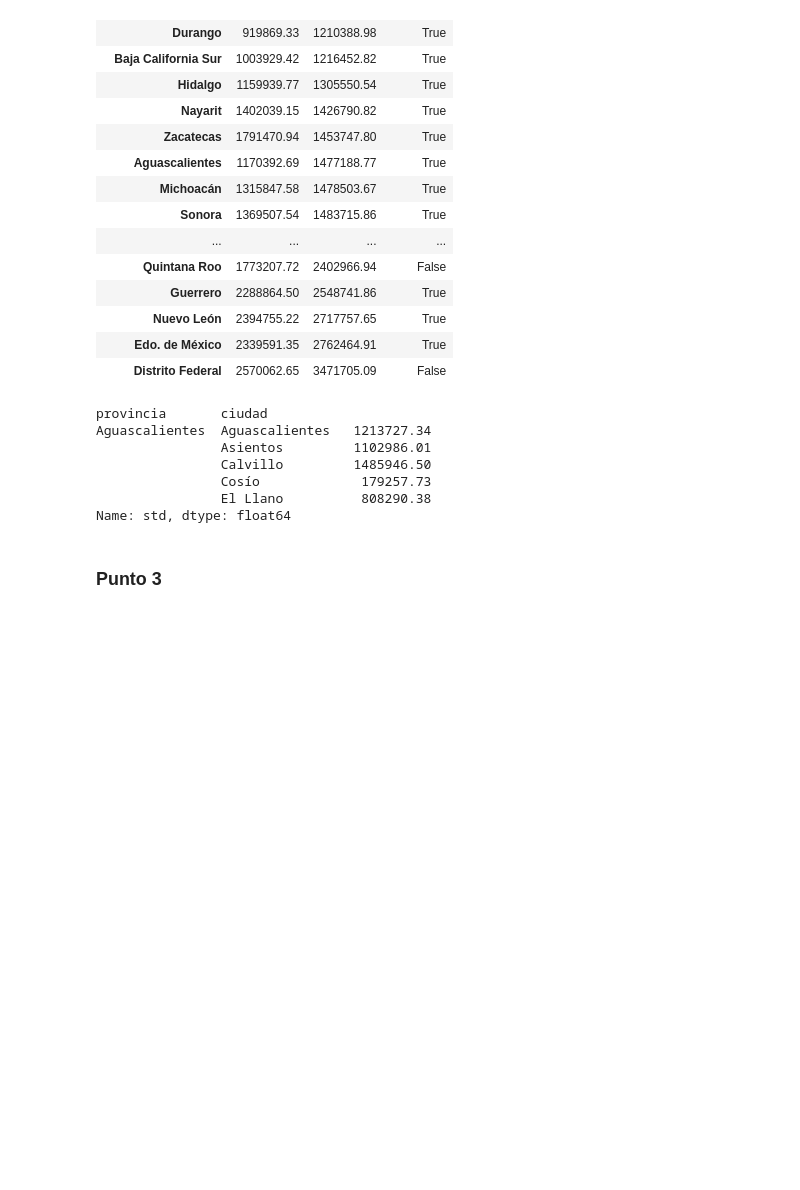
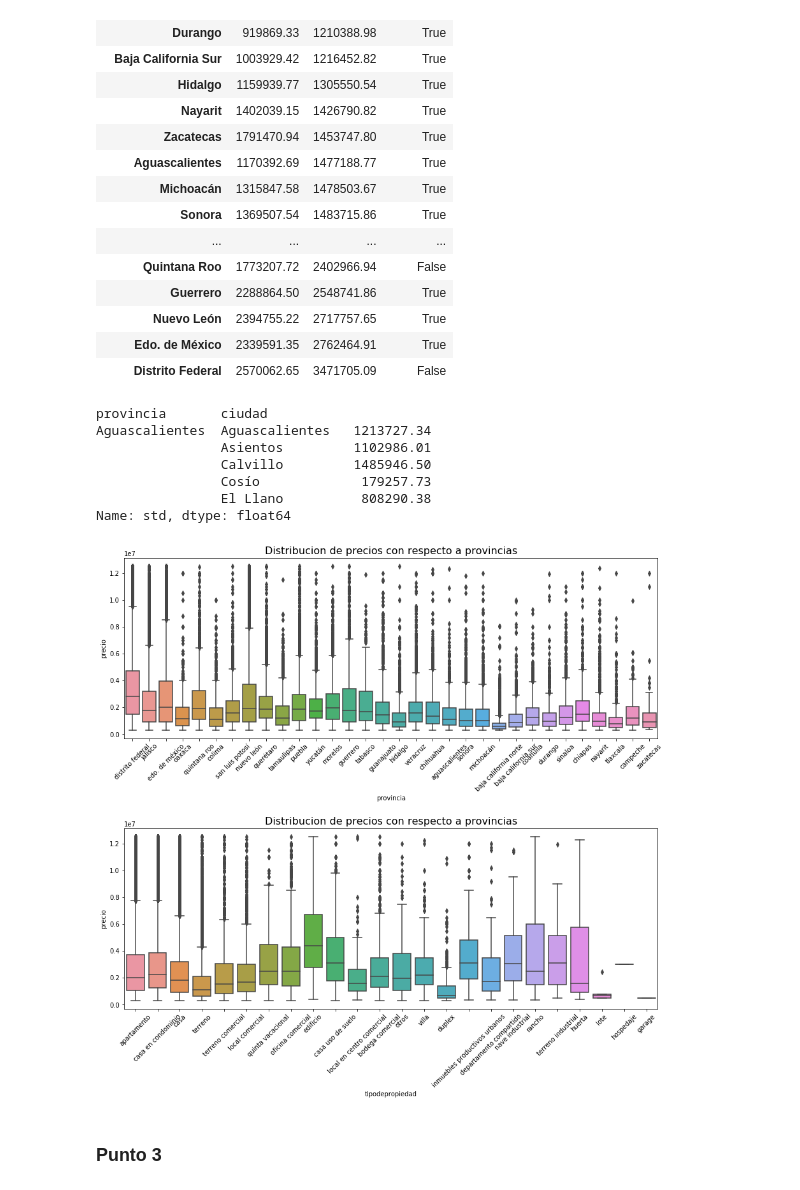
Before and after one commit to nbuzzano/7506-zonaprop, a Jupyter notebook: zonaprop-data-analysis.ipynb, the cells around one changed output. Drawn from its saved outputs; the diff is of its cells as text; code cells hidden in the pictures; blank space fills up the shorter version.

Commit message:
avanzo con el analisis de datos

```diff
--- a/zonaprop-data-analysis.ipynb
+++ b/zonaprop-data-analysis.ipynb
@@ -515,6 +512,22 @@ Aguascalientes  Aguascalientes   1213727.34
                 Cosío             179257.73
                 El Llano          808290.38
 Name: std, dtype: float64
+# %%
+#ANALISIS GRAFICO
+fig, ax = plt.subplots(figsize = [15,13], nrows = 2)
+plt.subplots_adjust(hspace = 0.5)
+
+ax[0].set_title('Distribucion de precios con respecto a provincias',fontsize = 16)
+sns.boxplot(x= df2['provincia'], y=df2['precio'], ax = ax[0])
+ax[0].tick_params(axis='x', rotation=45)
+
+ax[1].set_title('Distribucion de precios con respecto a provincias',fontsize = 16)
+sns.boxplot(x= df2['tipodepropiedad'], y=df2['precio'], ax = ax[1])
+ax[1].tick_params(axis='x', rotation=45)
+
+plt.show()
+# %% [output]
+[figure, added]
 # %% [markdown]
 ### Punto 3
 # %%
```
Also changed, not shown: parts of 14 cells of this notebook.
